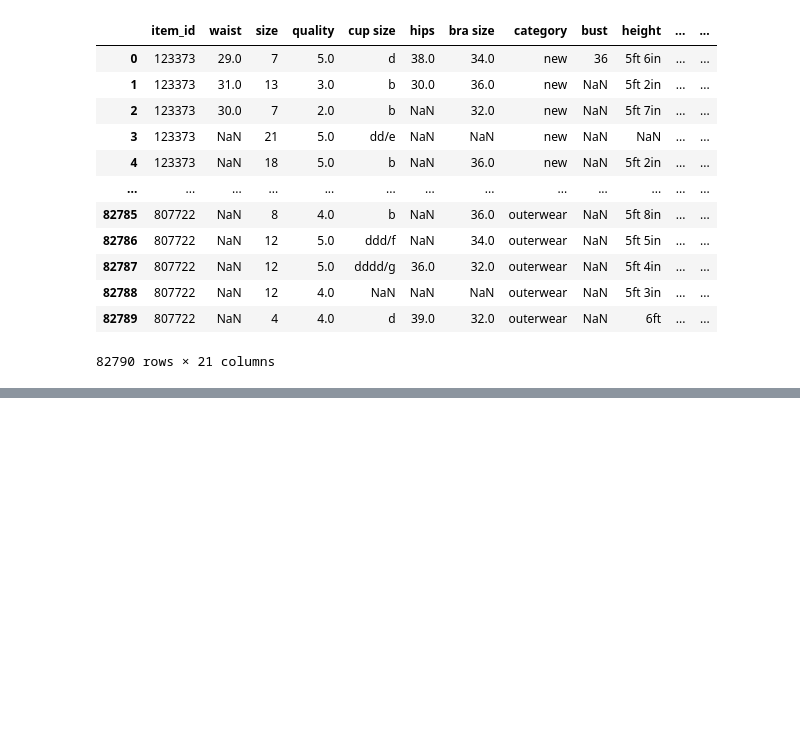
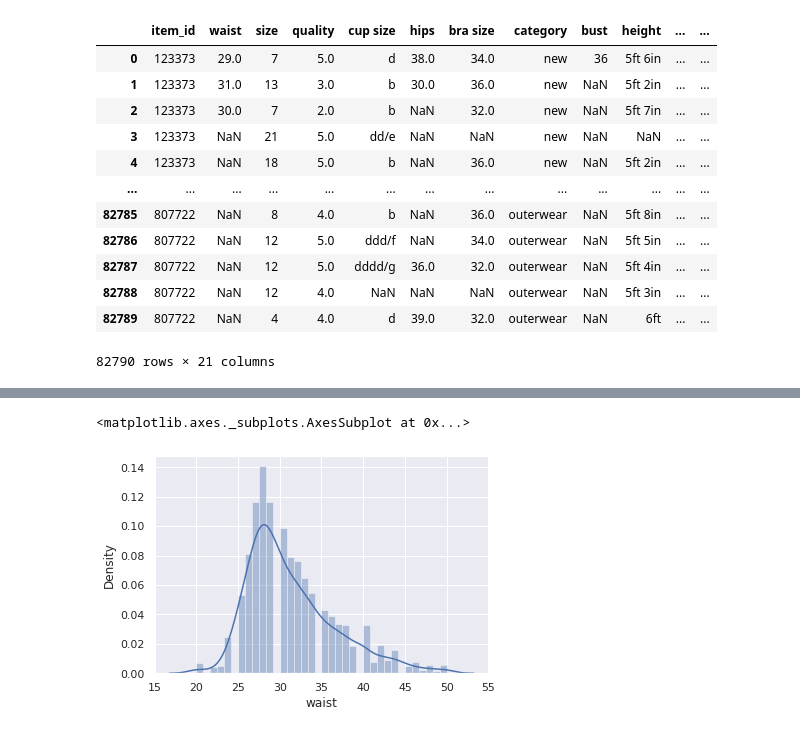
Before and after one commit to zachfreitas/ADS_504_Machine_Learning, a Jupyter notebook: Module_4/Assignment_4/Zachariah_Freitas_Assignment_4_1.ipynb, the cells around one changed output, grey strips where cells are left out. Saved outputs shown, nothing was run; the diff lists cells and outputs as text; code cells hidden in the pictures; blank space fills up the shorter version.

```diff
--- a/Module_4/Assignment_4/Zachariah_Freitas_Assignment_4_1.ipynb
+++ b/Module_4/Assignment_4/Zachariah_Freitas_Assignment_4_1.ipynb
@@ -156,0 +160,5 @@ modcloth_data
+# %%
+sns.distplot(modcloth_data['waist'])
+# %% [output]
+<matplotlib.axes._subplots.AxesSubplot at 0x...>
+[figure, added]
```
Also changed, not shown: parts of 15 cells of this notebook.
